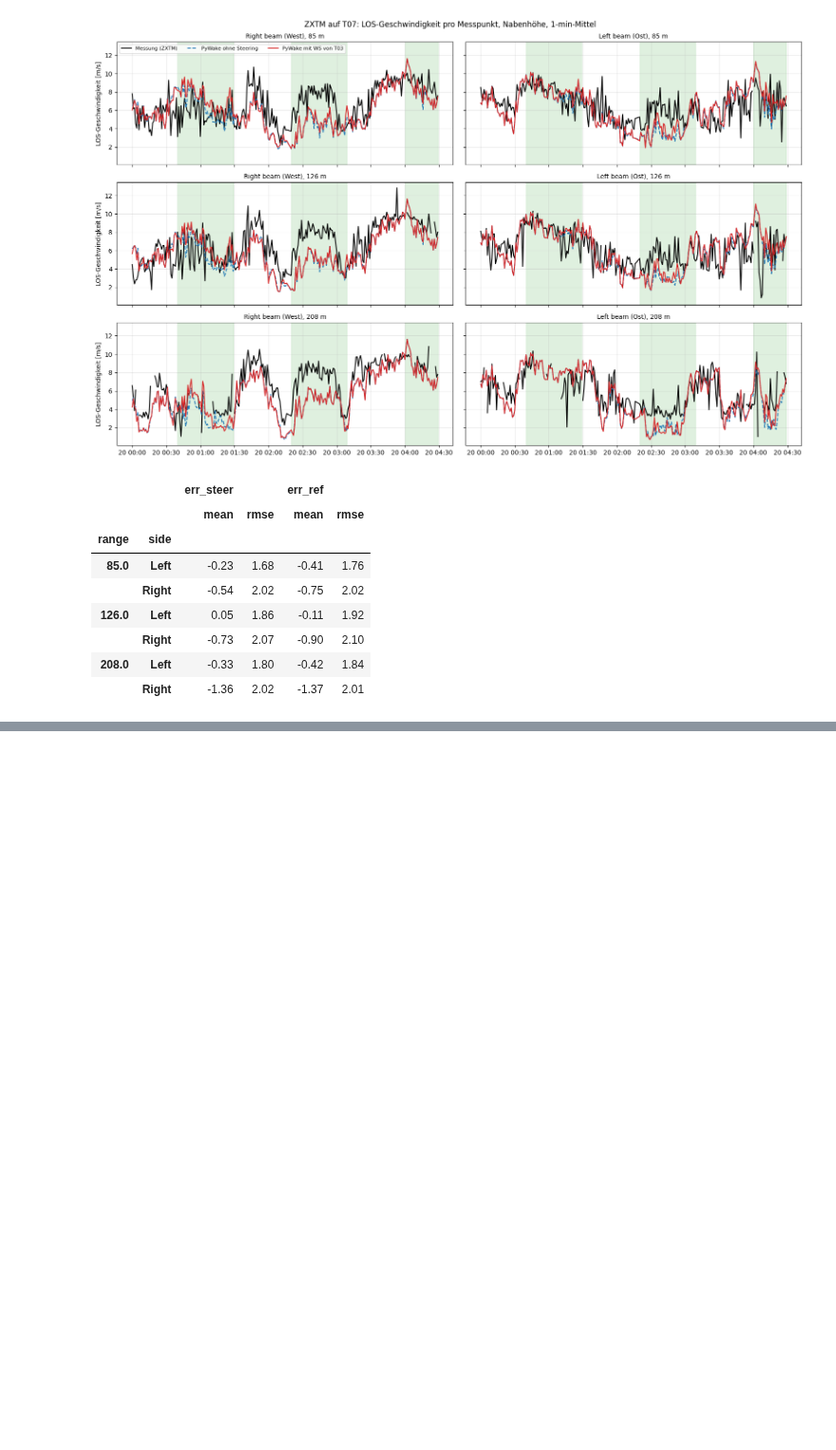
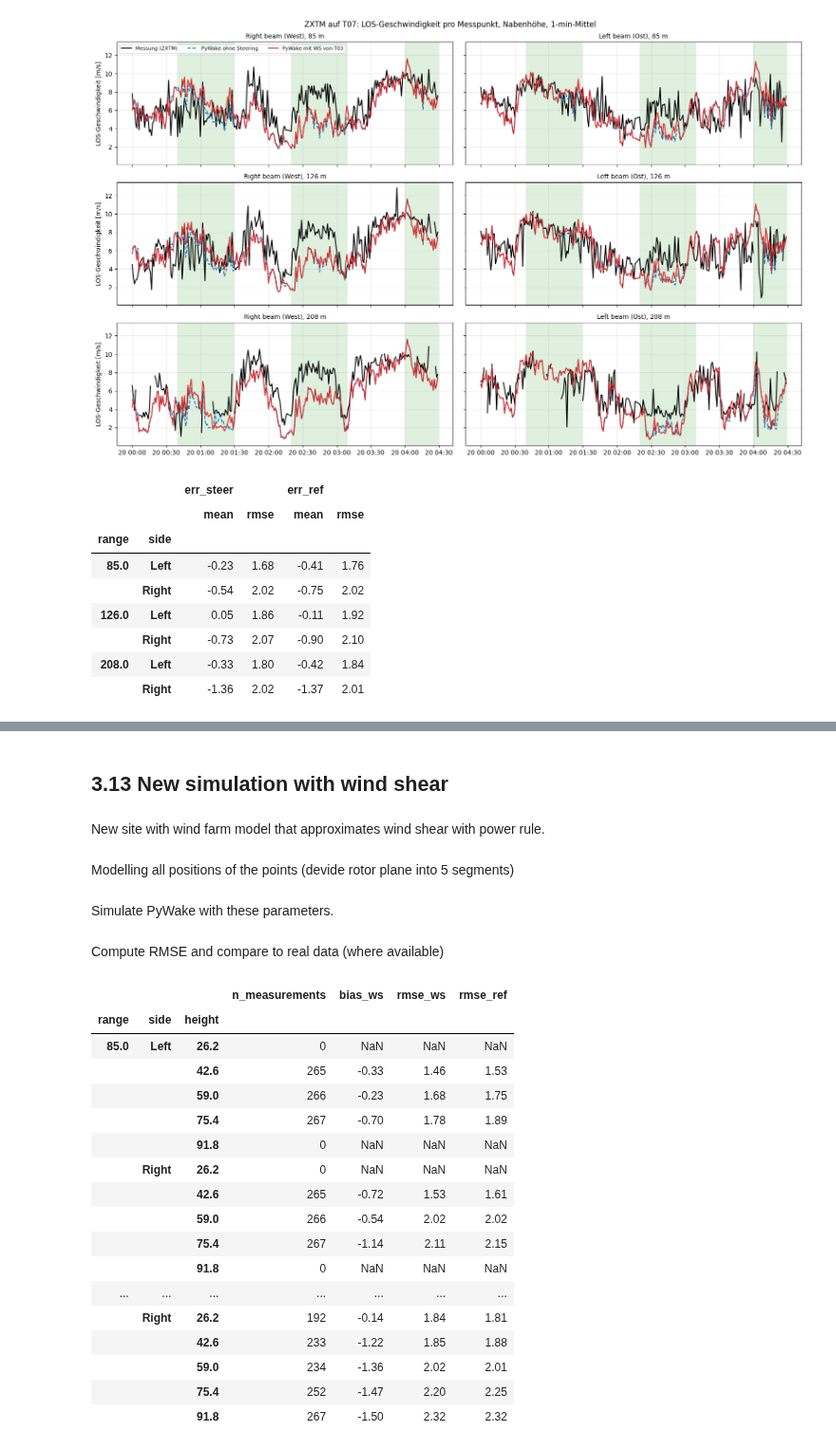
Before and after one commit to rfeusi/hill-of-towie-open-source-analysis, a Jupyter notebook: PyWake Simulation.ipynb, the cells around one changed output, grey strips where cells are left out. Shown at 95% size. Cells and saved outputs as stored; diff of their text form; code cells hidden in the pictures; blank space fills up the shorter version.

```diff
--- a/PyWake Simulation.ipynb
+++ b/PyWake Simulation.ipynb
@@ -563,0 +653,4 @@ stats
+# %% [markdown]
+## 3.13 New simulation with wind shear
+# %% [markdown]
+New site with wind farm model that approximates wind shear with power rule.
@@ -563,0 +668,2 @@ stats
+# %% [markdown]
+Modelling all positions of the points (devide rotor plane into 5 segments)
@@ -563,0 +698,66 @@ stats
+# %% [markdown]
+Simulate PyWake with these parameters.
+# %%
+rows = []
+for i_t, ts in enumerate(m.index):
+    yaw07 = m["yaw_t07"].iloc[i_t]
+    if np.isnan(yaw07):
+        continue
+    pts = zxtm_points_3d(yaw07)
+    grid = Points(np.array([p["x"] for p in pts]),
+                  np.array([p["y"] for p in pts]),
+                  np.array([p["height"] for p in pts]))
+
+    ws_steer = sim_steer.flow_map(grid=grid, time=time[i_t]).WS_eff.values.ravel()
+    ws_ref = sim_ref.flow_map(grid=grid, time=time[i_t]).WS_eff.values.ravel()
+
+    delta = np.deg2rad(wd_in[i_t] - yaw07)   # Windrichtung relativ zur Gondel von T07
+    for p, w_steer, w_ref in zip(pts, ws_steer, ws_ref):
+        proj = p["c_axis"] * np.cos(delta) + p["c_side"] * np.sin(delta)
+        rows.append({"time": ts, "range": p["range"], "height": p["height"], "side": p["side"],
+                     "reachable": p["reachable"],
+                     "los_steer": w_steer * proj, "los_ref": w_ref * proj})
+
+sim_los30 = pd.DataFrame(rows)
+# %% [markdown]
+Compute RMSE and compare to real data (where available)
+# %%
+meas = []
+for r in RANGES_M:
+    sub = zxtm[zxtm["Range (m)"] == r]
+    for side in SIDES:
+        for h in HEIGHTS_M:
+            s = sub[LOS_COL.format(side=side, h=h)].resample(freq).mean().reindex(m.index)
+            meas.append(pd.DataFrame({"time": m.index, "range": r, "height": h,
+                                      "side": side, "los_meas": s.to_numpy()}))
+
+los30 = sim_los30.merge(pd.concat(meas), on=["time", "range", "height", "side"], how="left")
+los30["err_steer"] = los30["los_steer"] - los30["los_meas"]
+los30["err_ref"] = los30["los_ref"] - los30["los_meas"]
+
+stats30 = (los30.groupby(["range", "side", "height"])
+                .agg(n_measurements=("los_meas", "count"),
+                     bias_ws=("err_steer", "mean"),
+                     rmse_ws=("err_steer", rmse),
+                     rmse_ref=("err_ref", rmse))
+                .round(2))
+stats30
+# %% [output]
+|  |  |  | n_measurements | bias_ws | rmse_ws | rmse_ref |
+| range | side | height |  |  |  |  |
+| 85.0 | Left | 26.2 | 0 | NaN | NaN | NaN |
+|  |  | 42.6 | 265 | -0.33 | 1.46 | 1.53 |
+|  |  | 59.0 | 266 | -0.23 | 1.68 | 1.75 |
+|  |  | 75.4 | 267 | -0.70 | 1.78 | 1.89 |
+|  |  | 91.8 | 0 | NaN | NaN | NaN |
+|  | Right | 26.2 | 0 | NaN | NaN | NaN |
+|  |  | 42.6 | 265 | -0.72 | 1.53 | 1.61 |
+|  |  | 59.0 | 266 | -0.54 | 2.02 | 2.02 |
+|  |  | 75.4 | 267 | -1.14 | 2.11 | 2.15 |
+|  |  | 91.8 | 0 | NaN | NaN | NaN |
+| ... | ... | ... | ... | ... | ... | ... |
+|  | Right | 26.2 | 192 | -0.14 | 1.84 | 1.81 |
+|  |  | 42.6 | 233 | -1.22 | 1.85 | 1.88 |
+|  |  | 59.0 | 234 | -1.36 | 2.02 | 2.01 |
+|  |  | 75.4 | 252 | -1.47 | 2.20 | 2.25 |
+|  |  | 91.8 | 267 | -1.50 | 2.32 | 2.32 |
```
Also changed, not shown: parts of 10 cells of this notebook.
